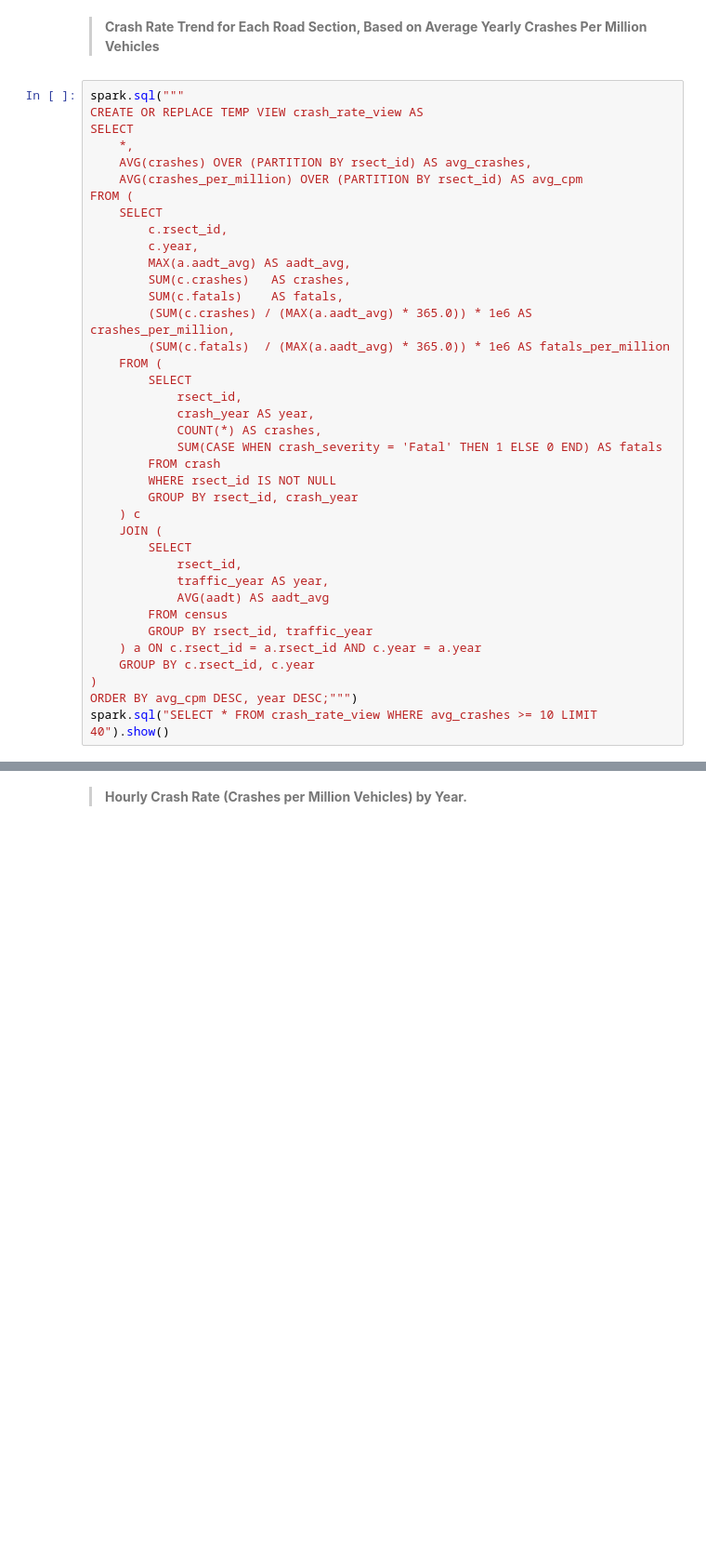
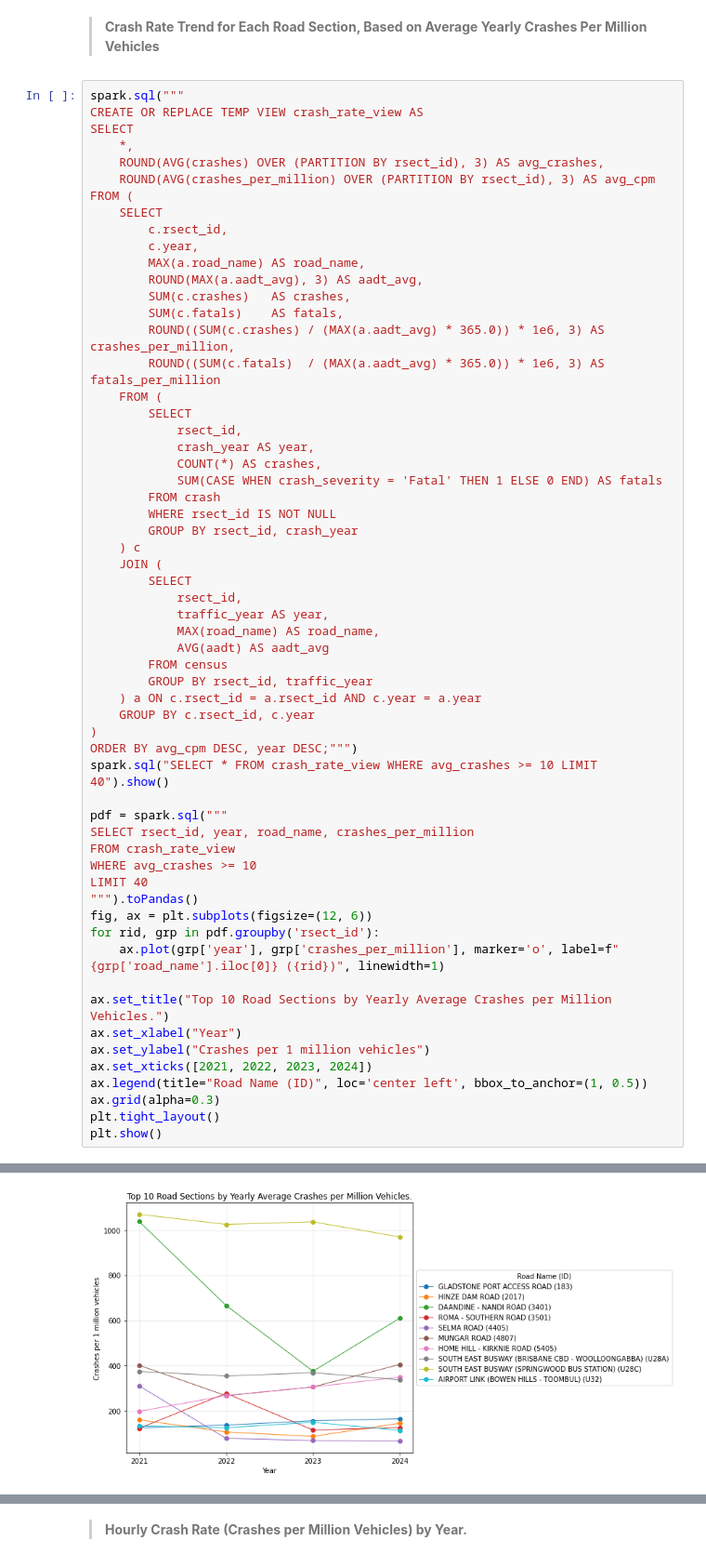
Before and after one commit to charlieeslack/infs3208_Project, a Jupyter notebook: nbs/Queensland Road Traffic and Crash Data Insights.ipynb, the cells around one changed output, grey strips where cells are left out. Shown: that part at 93% size. Drawn from its saved outputs; the diff is of its cells as text; blank space fills up the shorter version.

```diff
--- a/nbs/Queensland Road Traffic and Crash Data Insights.ipynb
+++ b/nbs/Queensland Road Traffic and Crash Data Insights.ipynb
@@ -323,17 +358,18 @@ spark.sql("""
 CREATE OR REPLACE TEMP VIEW crash_rate_view AS
 SELECT
     *,
-    AVG(crashes) OVER (PARTITION BY rsect_id) AS avg_crashes,
-    AVG(crashes_per_million) OVER (PARTITION BY rsect_id) AS avg_cpm
+    ROUND(AVG(crashes) OVER (PARTITION BY rsect_id), 3) AS avg_crashes,
+    ROUND(AVG(crashes_per_million) OVER (PARTITION BY rsect_id), 3) AS avg_cpm
 FROM (
     SELECT
         c.rsect_id,
         c.year,
-        MAX(a.aadt_avg) AS aadt_avg,
+        MAX(a.road_name) AS road_name,
+        ROUND(MAX(a.aadt_avg), 3) AS aadt_avg,
         SUM(c.crashes)   AS crashes,
         SUM(c.fatals)    AS fatals,
-        (SUM(c.crashes) / (MAX(a.aadt_avg) * 365.0)) * 1e6 AS crashes_per_million,
-        (SUM(c.fatals)  / (MAX(a.aadt_avg) * 365.0)) * 1e6 AS fatals_per_million
+        ROUND((SUM(c.crashes) / (MAX(a.aadt_avg) * 365.0)) * 1e6, 3) AS crashes_per_million,
+        ROUND((SUM(c.fatals)  / (MAX(a.aadt_avg) * 365.0)) * 1e6, 3) AS fatals_per_million
     FROM (
         SELECT
             rsect_id,
@@ -348,6 +384,7 @@ FROM (
         SELECT
             rsect_id,
             traffic_year AS year,
+            MAX(road_name) AS road_name,
             AVG(aadt) AS aadt_avg
         FROM census
         GROUP BY rsect_id, traffic_year
@@ -356,4 +393,23 @@ FROM (
 )
 ORDER BY avg_cpm DESC, year DESC;""")
 spark.sql("SELECT * FROM crash_rate_view WHERE avg_crashes >= 10 LIMIT 40").show()
+
+pdf = spark.sql("""
+SELECT rsect_id, year, road_name, crashes_per_million
+FROM crash_rate_view
+WHERE avg_crashes >= 10
+LIMIT 40
+""").toPandas()
+fig, ax = plt.subplots(figsize=(12, 6))
+for rid, grp in pdf.groupby('rsect_id'):
+    ax.plot(grp['year'], grp['crashes_per_million'], marker='o', label=f"{grp['road_name'].iloc[0]} ({rid})", linewidth=1)
+
+ax.set_title("Top 10 Road Sections by Yearly Average Crashes per Million Vehicles.")
+ax.set_xlabel("Year")
+ax.set_ylabel("Crashes per 1 million vehicles")
+ax.set_xticks([2021, 2022, 2023, 2024])
+ax.legend(title="Road Name (ID)", loc='center left', bbox_to_anchor=(1, 0.5))
+ax.grid(alpha=0.3)
+plt.tight_layout()
+plt.show()
 # %% [output]
@@ -376,2 +432,3 @@ spark.sql("SELECT * FROM crash_rate_view WHERE avg_crashes >= 10 LIMIT 40").show
 only showing top 20 rows
+[figure, added]
 # %%
```
Also changed, not shown: parts of 21 cells of this notebook.
